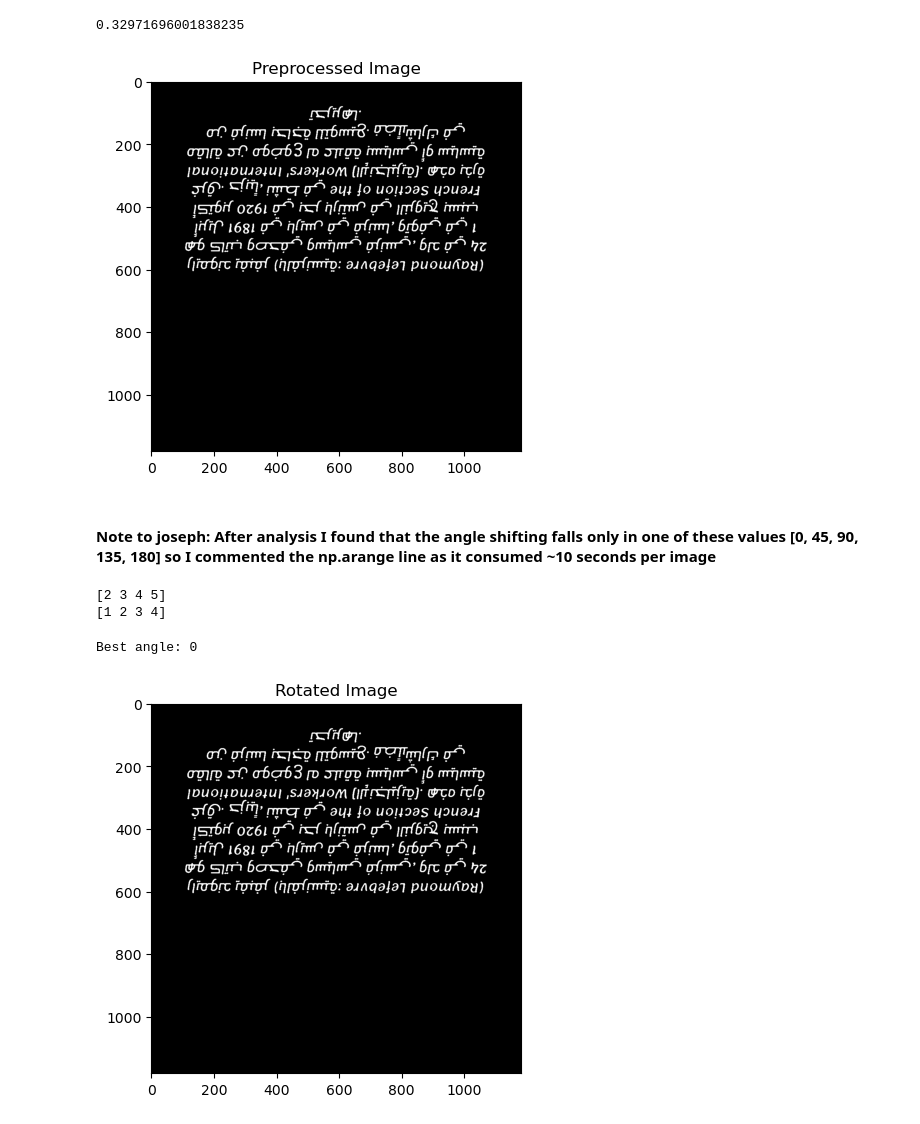
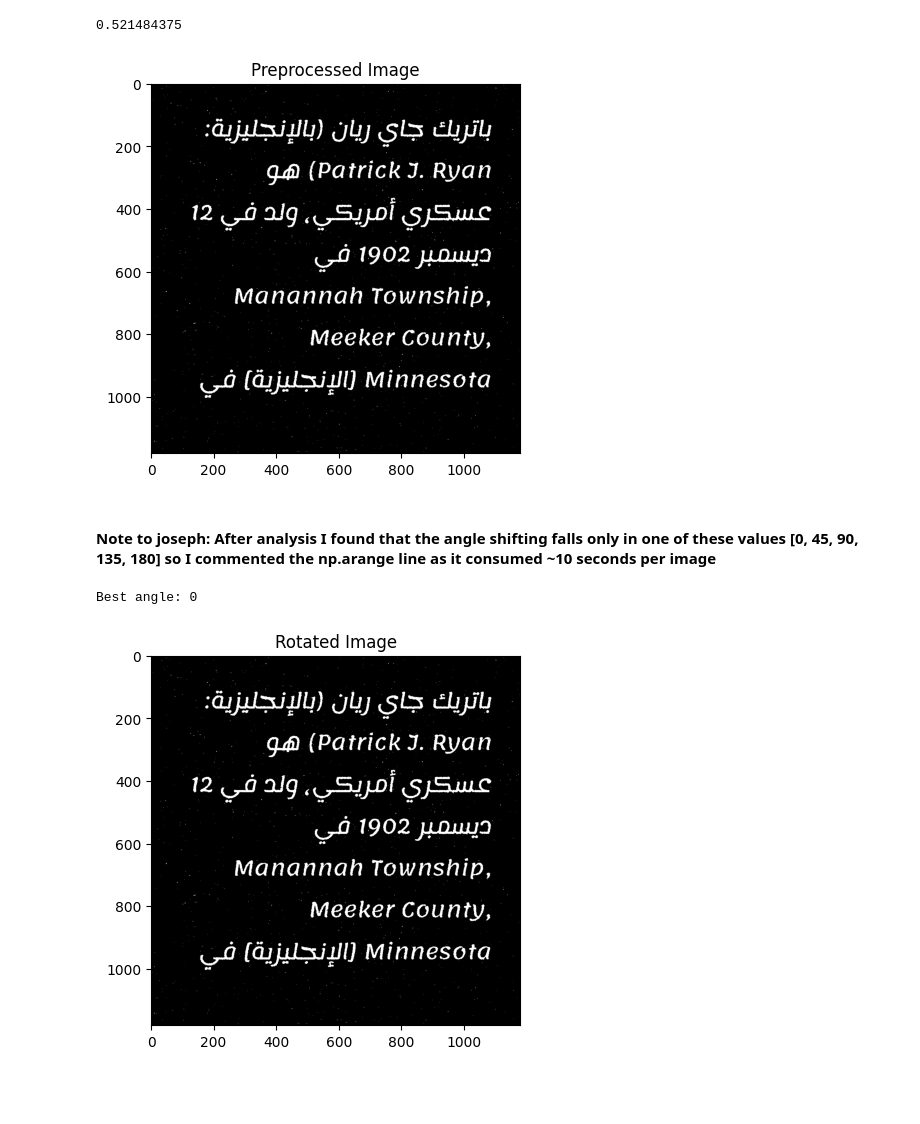
Before and after one commit to Mr-Sheerlock/AbuGradients, a Jupyter notebook: preprocess.ipynb, the cells around one changed output. Saved outputs shown, nothing was run; the diff lists cells and outputs as text; code cells hidden in the pictures; blank space fills up the shorter version.

Commit message:
datasetproing + more preprocessing

```diff
--- a/preprocess.ipynb
+++ b/preprocess.ipynb
@@ -12,41 +9,37 @@ The autoreload extension is already loaded. To reload it, use:
 # %%
-img = io.imread('fonts-dataset/189.jpeg')
+# Lemonada/189.jpeg is rotated 180 degrees
+# Lemonada/457.jpeg has salt and pepper noise
+
+img = io.imread('fonts-dataset/Lemonada/457.jpeg')
 img = filters.median(img)
 img = rgb2gray(img)
 # Apply median filter to remove salt and pepper noise
 # convert to binary image
 thresh = filters.threshold_otsu(img)
 print(thresh)
 img = img < thresh
 img = img.astype(int)
 # get all non black Pixels
 cntNotBlack = cv2.countNonZero(img)
 
 # get pixel count of image
 height, width = img.shape
 cntPixels = height*width
 
 # compute all black pixels
 cntBlack = cntPixels - cntNotBlack
 # Ensure the image is white text on Black background because black pixels should be more than white pixels
 if cntBlack < cntNotBlack:
     img = cv2.bitwise_not(img)
 show_images([img], ['Preprocessed Image'])
 
 # Output the preprocessed image
 # io.imsave('preprocessed.png', img)
 # %% [output]
-0.32971696001838235
+0.521484375
-[figure, old version]
+[figure, new version]
 # %% [markdown]
 #### Note to joseph: After analysis I found that the angle shifting falls only in one of these values [0, 45, 90, 135, 180] so I commented the np.arange line as it consumed ~10 seconds per image
-# %%
-arr1 = np.array([1,2,3,4,5])
-print(arr1[1:])
-print(arr1[:-1])
-# %% [output]
-[2 3 4 5]
-[1 2 3 4]
 # %%
 def find_score(arr, angle):
     data = nd.rotate(arr, angle, reshape=False, order=0)
@@ -73,7 +66,7 @@ rotated = nd.rotate(img, best_angle, order=0)
 show_images([rotated], ['Rotated Image'])
 # %% [output]
 Best angle: 0
-[figure, old version]
+[figure, new version]
 # %%
 vertical_hist = np.sum(img,axis=0,keepdims=True)
 horizontal_hist = np.sum(img,axis=1,keepdims=True)
```
Also changed, not shown: parts of 4 cells of this notebook, 4 other files.
